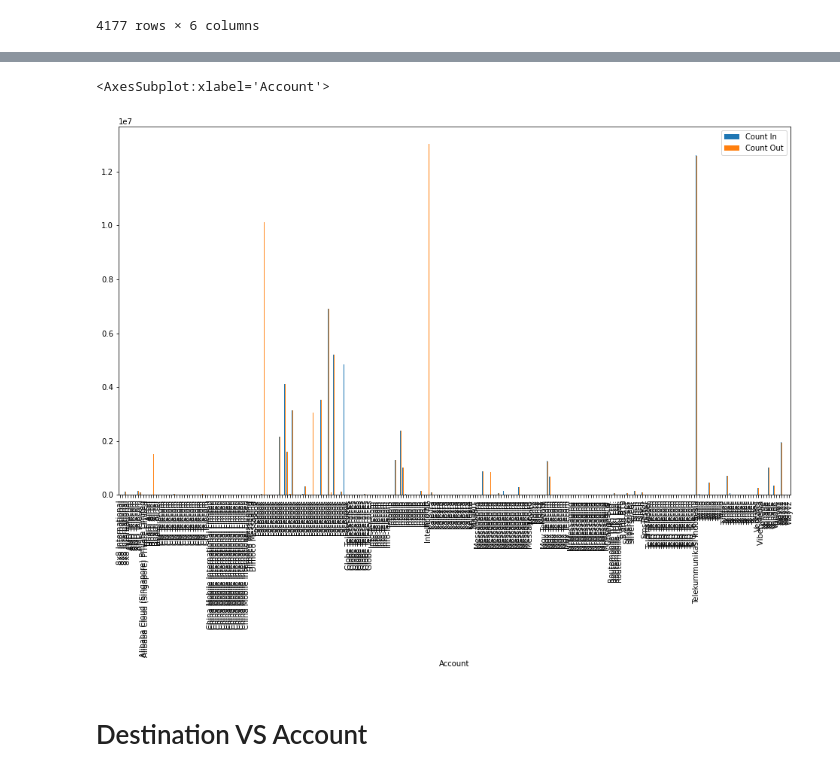
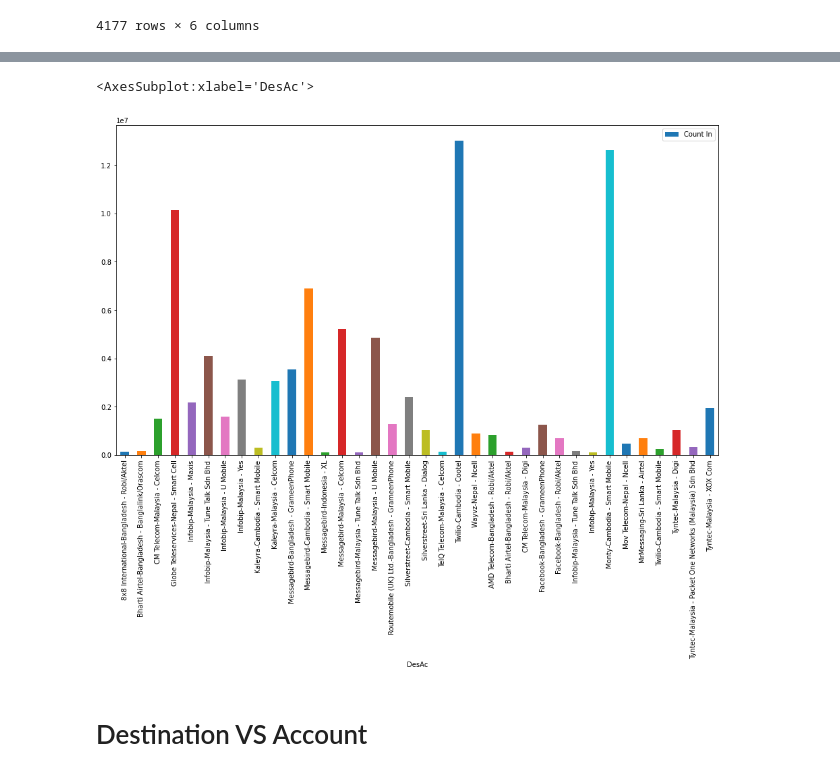
Before and after one commit to NoManNayeem/DataAnalysisSolutions, a Jupyter notebook: Sales Data Analysis.ipynb, the cells around one changed output, grey strips where cells are left out. Drawn from its saved outputs; the diff is of its cells as text; code cells hidden in the pictures.

```diff
--- a/Sales Data Analysis.ipynb
+++ b/Sales Data Analysis.ipynb
@@ -14,6 +17,11 @@ import matplotlib.pyplot as mp
 import xlrd
 xlrd.xlsx.ensure_elementtree_imported(False, None)
 xlrd.xlsx.Element_has_iter = True
+# %%
+colors = []
+for i in range(35):
+    color = f'C{i}'
+    colors.append(color)
 # %%
 # Path to Dataset
 path_to_dataset = 'C:/Users/NayeemIslam/Downloads/CommercialData/ComData.xlsx'
@@ -76,7 +84,7 @@ data = [442876,368702]
 
 
 #### Garph Size ########
-plt.rcParams["figure.figsize"] = [4,3]
+plt.rcParams["figure.figsize"] = [8,6]
 #### Garph Size ########
 
 labels = ['Count In', 'Count Out']
@@ -84,6 +92,6 @@ plt.xticks(range(len(data)), labels)
 # plt.xlabel('Class')
 plt.ylabel('Amounts')
 plt.title('Count In VS Count Out')
-plt.bar(range(len(data)), data)
+plt.bar(range(len(data)), data, color=[ 'red', 'green', 'blue', 'cyan'])
 plt.show()
 # %% [output]
@@ -283,6 +327,9 @@ df
 4177 rows × 6 columns
 # %%
 df4 = df.groupby(['Account','Destination']).sum().reset_index()
-df4
+
+
+df4 = df4[df4.iloc[:,2]>=100000]
+df4.head(5)
 # %% [output]
 |  | Account | Destination | Count In | Count Out | week_Of_year |
@@ -301,8 +341,16 @@ df4
 # %%
-df4.plot(x="Account", y=["Count In", "Count Out"], kind="bar")
+# df4.plot(x="Account", y=["Count In", "Count Out"], kind="bar")
+
+
+# add Account & Destination Together
+df4["DesAc"] = df[["Account","Destination"]].apply("-".join, axis=1)
+df4=df4[["DesAc","Count In"]]
+
+######## Only Count In
+df4.plot(x="DesAc", y="Count In", kind="bar",color=colors)
 # %% [output]
-<AxesSubplot:xlabel='Account'>
+<AxesSubplot:xlabel='DesAc'>
-[figure, old version]
+[figure, new version]
 # %% [markdown]
 # Destination VS Account
 # %%
```
Also changed, not shown: parts of 62 cells of this notebook.
